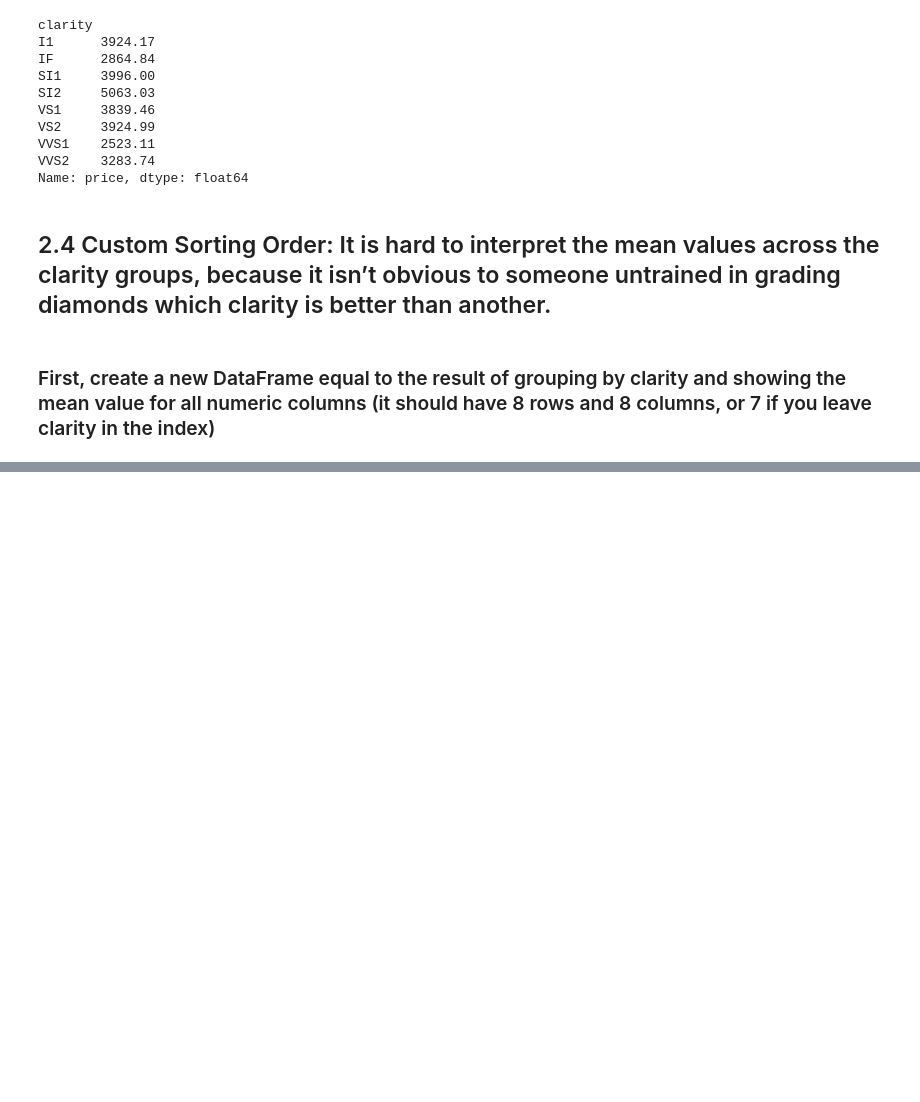
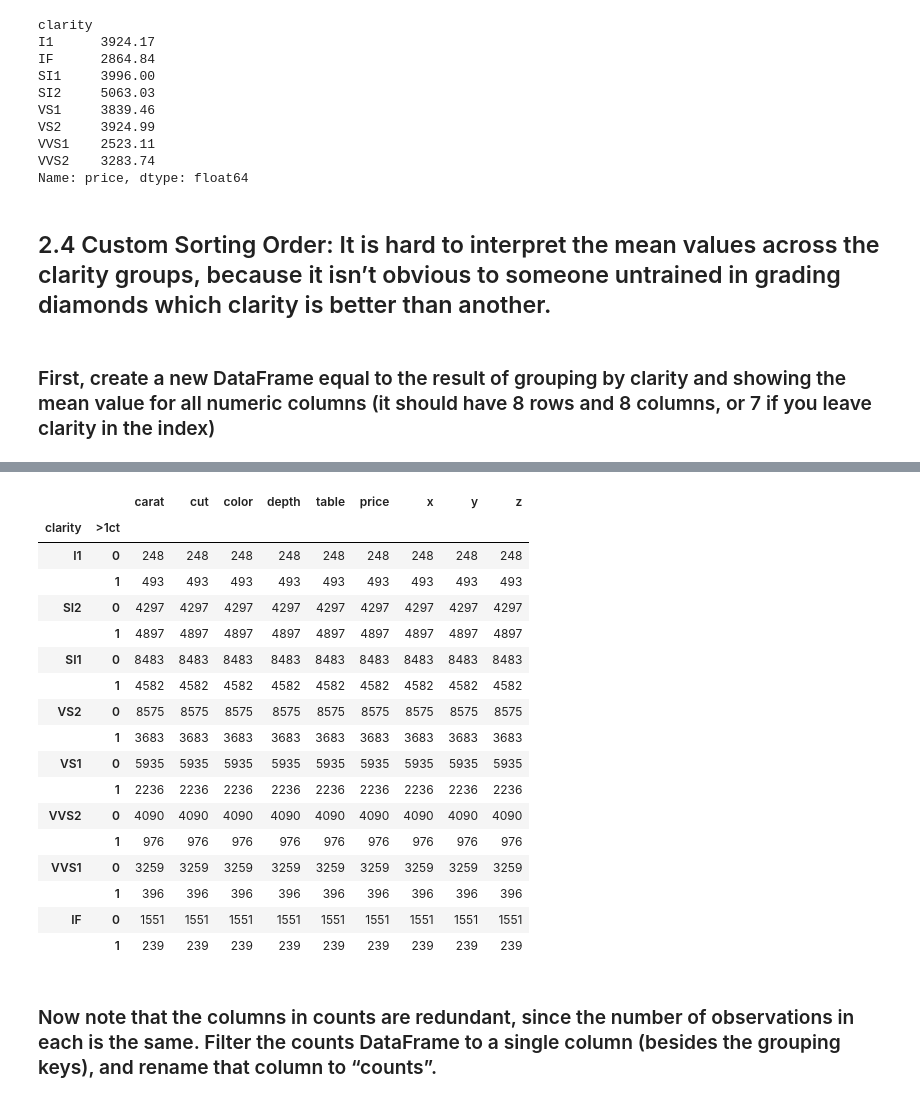
Before and after one commit to jballesterosc/uchicago-mpp, a Jupyter notebook: 3_spring_2026/data_programming/skills-psets/W6.ipynb, the cells around one changed output, grey strips where cells are left out. Saved outputs shown, nothing was run; the diff lists cells and outputs as text; code cells hidden in the pictures; blank space fills up the shorter version.

```diff
--- a/3_spring_2026/data_programming/skills-psets/W6.ipynb
+++ b/3_spring_2026/data_programming/skills-psets/W6.ipynb
@@ -149,0 +220,14 @@ df.groupby("clarity")["price"].agg(Mean=("Price", "count")).reset_index()
+# %%
+#  unique values of clarity ['SI2' 'SI1' 'VS1' 'VS2' 'VVS2' 'VVS1' 'I1' 'IF']. adding FL, I2 and I3 was messsing with 2.4
+
+order = ["I1", "SI2", "SI1", "VS2", "VS1", "VVS2", "VVS1", "IF"]
+
+df_diamonds["clarity"] = pd.Categorical(df_diamonds["clarity"], order) #https://stackoverflow.com/questions/13838405/custom-sorting-in-pandas-dataframe
+
+df_diamonds = df_diamonds.sort_values("clarity")
+
+calc_means = {'carat':'mean', 'depth':'mean', 'table':'mean', 'price':'mean', 'x':'mean', 'y':'mean', 'z':'mean'}
+
+df_gmeans = df_diamonds.groupby(['clarity'], as_index=False).agg(calc_means).round(2)
+
+print(df_gmeans)
@@ -149,0 +248,2 @@ df.groupby("clarity")["price"].agg(Mean=("Price", "count")).reset_index()
+# %%
+df_diamonds[">1ct"] = df_diamonds["carat"].map(lambda x: 1 if x > 1 else 0) # https://stackoverflow.com/questions/29247718/map-an-if-statement-in-python
@@ -149,0 +252,2 @@ df.groupby("clarity")["price"].agg(Mean=("Price", "count")).reset_index()
+# %%
+counts = df_diamonds.groupby(["clarity", ">1ct"]).count()
@@ -149,0 +279,23 @@ df.groupby("clarity")["price"].agg(Mean=("Price", "count")).reset_index()
+# %%
+counts
+# %% [output]
+|  |  | carat | cut | color | depth | table | price | x | y | z |
+| clarity | >1ct |  |  |  |  |  |  |  |  |  |
+| I1 | 0 | 248 | 248 | 248 | 248 | 248 | 248 | 248 | 248 | 248 |
+|  | 1 | 493 | 493 | 493 | 493 | 493 | 493 | 493 | 493 | 493 |
+| SI2 | 0 | 4297 | 4297 | 4297 | 4297 | 4297 | 4297 | 4297 | 4297 | 4297 |
+|  | 1 | 4897 | 4897 | 4897 | 4897 | 4897 | 4897 | 4897 | 4897 | 4897 |
+| SI1 | 0 | 8483 | 8483 | 8483 | 8483 | 8483 | 8483 | 8483 | 8483 | 8483 |
+|  | 1 | 4582 | 4582 | 4582 | 4582 | 4582 | 4582 | 4582 | 4582 | 4582 |
+| VS2 | 0 | 8575 | 8575 | 8575 | 8575 | 8575 | 8575 | 8575 | 8575 | 8575 |
+|  | 1 | 3683 | 3683 | 3683 | 3683 | 3683 | 3683 | 3683 | 3683 | 3683 |
+| VS1 | 0 | 5935 | 5935 | 5935 | 5935 | 5935 | 5935 | 5935 | 5935 | 5935 |
+|  | 1 | 2236 | 2236 | 2236 | 2236 | 2236 | 2236 | 2236 | 2236 | 2236 |
+| VVS2 | 0 | 4090 | 4090 | 4090 | 4090 | 4090 | 4090 | 4090 | 4090 | 4090 |
+|  | 1 | 976 | 976 | 976 | 976 | 976 | 976 | 976 | 976 | 976 |
+| VVS1 | 0 | 3259 | 3259 | 3259 | 3259 | 3259 | 3259 | 3259 | 3259 | 3259 |
+|  | 1 | 396 | 396 | 396 | 396 | 396 | 396 | 396 | 396 | 396 |
+| IF | 0 | 1551 | 1551 | 1551 | 1551 | 1551 | 1551 | 1551 | 1551 | 1551 |
+|  | 1 | 239 | 239 | 239 | 239 | 239 | 239 | 239 | 239 | 239 |
+# %% [markdown]
+### Now note that the columns in counts are redundant, since the number of observations in each is the same. Filter the counts DataFrame to a single column (besides the grouping keys), and rename that column to “counts”.
```
Also changed, not shown: parts of 27 cells of this notebook.
